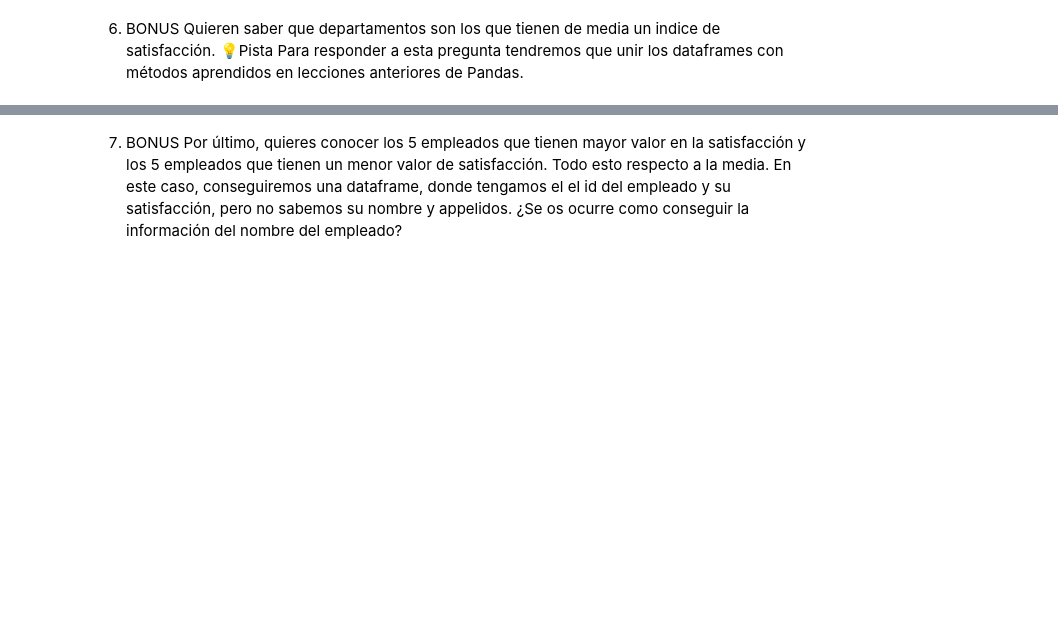
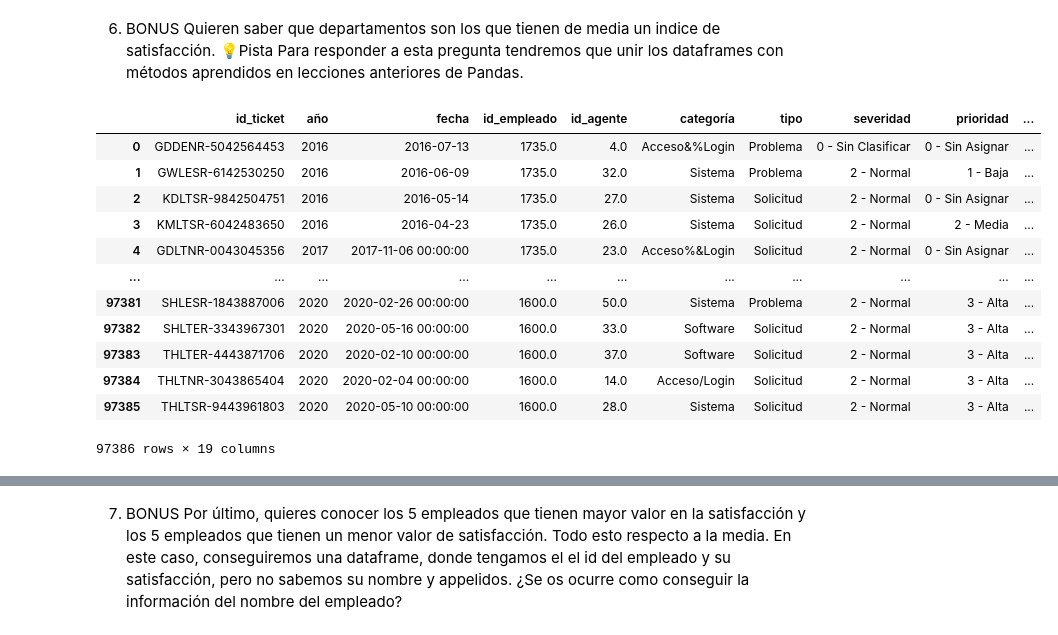
Before and after one commit to Adalab/promo-d-da-modulo2-sprint1-cristina-lidya, a Jupyter notebook: pandas/pandas-leccion6-groupby.ipynb, the cells around one changed output, grey strips where cells are left out. Drawn from its saved outputs; the diff is of its cells as text; code cells hidden in the pictures; blank space fills up the shorter version.

```diff
--- a/pandas/pandas-leccion6-groupby.ipynb
+++ b/pandas/pandas-leccion6-groupby.ipynb
@@ -12,3 +26,3 @@ años_2016_2020
 # %%
-empleados_puestos = read_csv("data/datos_guardados/empleados_puestos.csv", index_col = 0)
+empleados_puestos = pd.read_csv("data/datos_guardados/empleados_puestos.csv")
 empleados_puestos
@@ -29,2 +163,19 @@ El objetivo de este ejercicio es agrupar los datos para contestar las siguientes
 # %% [markdown]
 6. BONUS Quieren saber que departamentos son los que tienen de media un indice de satisfacción. 💡Pista Para responder a esta pregunta tendremos que unir los dataframes con métodos aprendidos en lecciones anteriores de Pandas.
+# %%
+union = años_2016_2020.merge(empleados_puestos)
+union
+# %% [output]
+|  | id_ticket | año | fecha | id_empleado | id_agente | categoría | tipo | severidad | prioridad | ... |
+| 0 | GDDENR-5042564453 | 2016 | 2016-07-13 | 1735.0 | 4.0 | Acceso&%Login | Problema | 0 - Sin Clasificar | 0 - Sin Asignar | ... |
+| 1 | GWLESR-6142530250 | 2016 | 2016-06-09 | 1735.0 | 32.0 | Sistema | Problema | 2 - Normal | 1 - Baja | ... |
+| 2 | KDLTSR-9842504751 | 2016 | 2016-05-14 | 1735.0 | 27.0 | Sistema | Solicitud | 2 - Normal | 0 - Sin Asignar | ... |
+| 3 | KMLTSR-6042483650 | 2016 | 2016-04-23 | 1735.0 | 26.0 | Sistema | Solicitud | 2 - Normal | 2 - Media | ... |
+| 4 | GDLTNR-0043045356 | 2017 | 2017-11-06 00:00:00 | 1735.0 | 23.0 | Acceso%&Login | Solicitud | 2 - Normal | 0 - Sin Asignar | ... |
+| ... | ... | ... | ... | ... | ... | ... | ... | ... | ... | ... |
+| 97381 | SHLESR-1843887006 | 2020 | 2020-02-26 00:00:00 | 1600.0 | 50.0 | Sistema | Problema | 2 - Normal | 3 - Alta | ... |
+| 97382 | SHLTER-3343967301 | 2020 | 2020-05-16 00:00:00 | 1600.0 | 33.0 | Software | Solicitud | 2 - Normal | 3 - Alta | ... |
+| 97383 | THLTER-4443871706 | 2020 | 2020-02-10 00:00:00 | 1600.0 | 37.0 | Software | Solicitud | 2 - Normal | 3 - Alta | ... |
+| 97384 | THLTNR-3043865404 | 2020 | 2020-02-04 00:00:00 | 1600.0 | 14.0 | Acceso/Login | Solicitud | 2 - Normal | 3 - Alta | ... |
+| 97385 | THLTSR-9443961803 | 2020 | 2020-05-10 00:00:00 | 1600.0 | 28.0 | Sistema | Solicitud | 2 - Normal | 3 - Alta | ... |
+97386 rows × 19 columns
```
Also changed, not shown: parts of 14 cells of this notebook.
